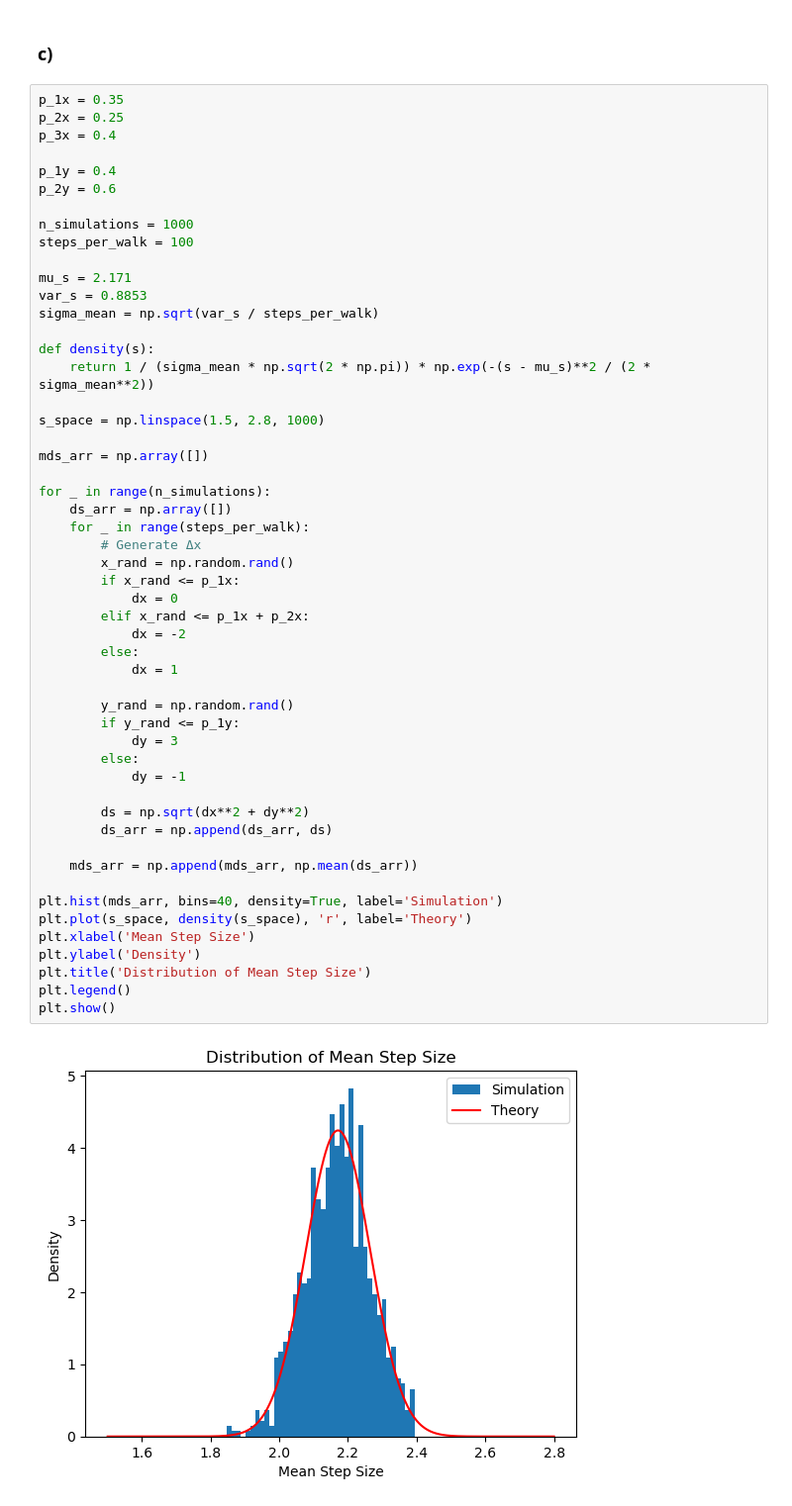
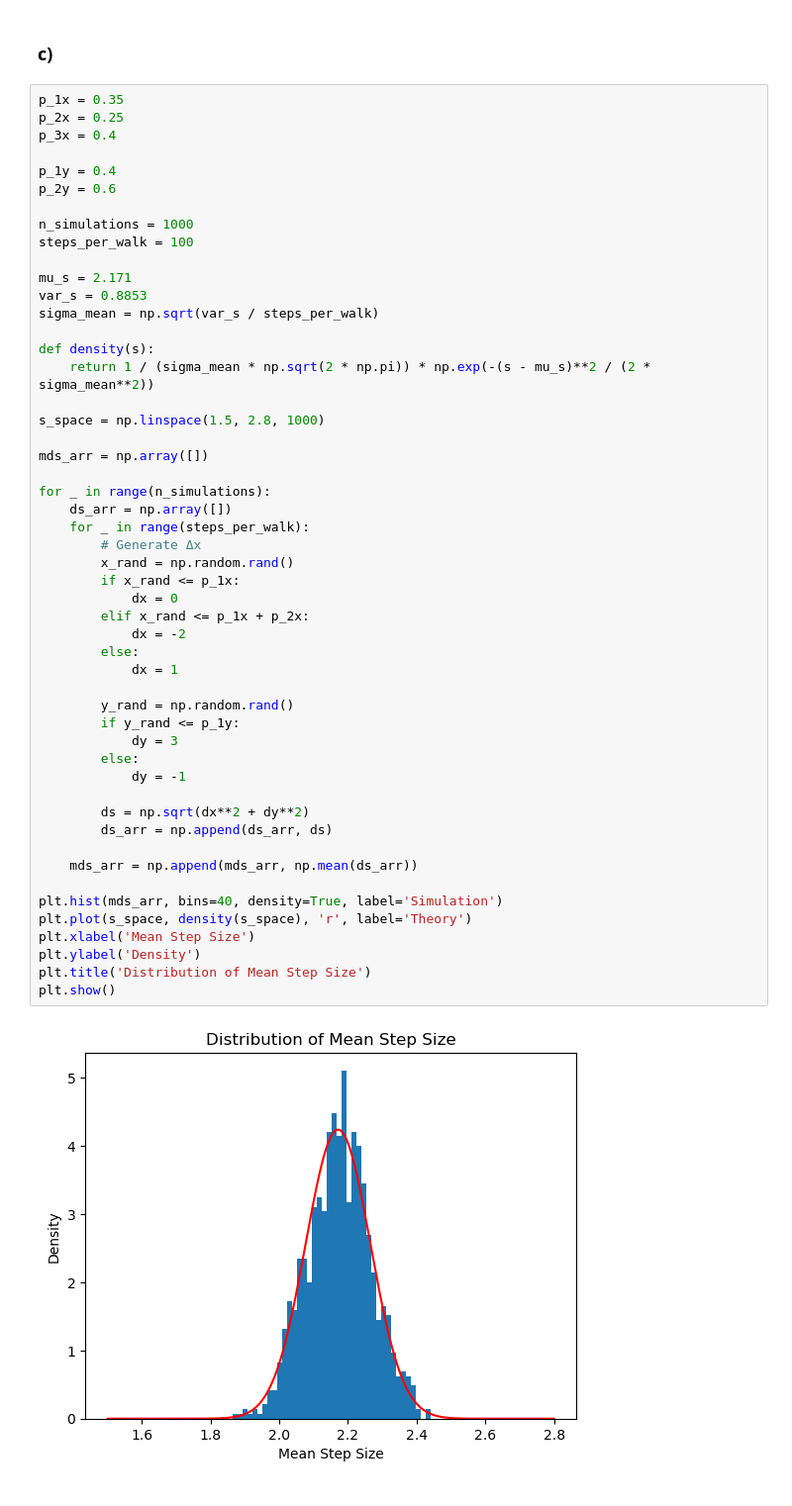
Before and after one commit to loganmachale/PHYS-305, a Jupyter notebook: Assignment 2/Assignment 2.ipynb, the cells around one changed output. Shown at 99% size. Cells and saved outputs as stored; diff of their text form.

```diff
--- a/Assignment 2/Assignment 2.ipynb
+++ b/Assignment 2/Assignment 2.ipynb
@@ -168,32 +168,31 @@ mds_arr = np.array([])
 for _ in range(n_simulations):
     ds_arr = np.array([])
     for _ in range(steps_per_walk):
         # Generate Δx
         x_rand = np.random.rand()
         if x_rand <= p_1x:
             dx = 0
         elif x_rand <= p_1x + p_2x:
             dx = -2
         else:
             dx = 1
 
         y_rand = np.random.rand()
         if y_rand <= p_1y:
             dy = 3
         else:
             dy = -1
 
         ds = np.sqrt(dx**2 + dy**2)
         ds_arr = np.append(ds_arr, ds)
 
     mds_arr = np.append(mds_arr, np.mean(ds_arr))
 
 plt.hist(mds_arr, bins=40, density=True, label='Simulation')
 plt.plot(s_space, density(s_space), 'r', label='Theory')
 plt.xlabel('Mean Step Size')
 plt.ylabel('Density')
 plt.title('Distribution of Mean Step Size')
-plt.legend()
 plt.show()
 # %% [output]
-[figure, old version]
+[figure, new version]
```
Also changed, not shown: parts of 2 cells of this notebook, 1 other file.
